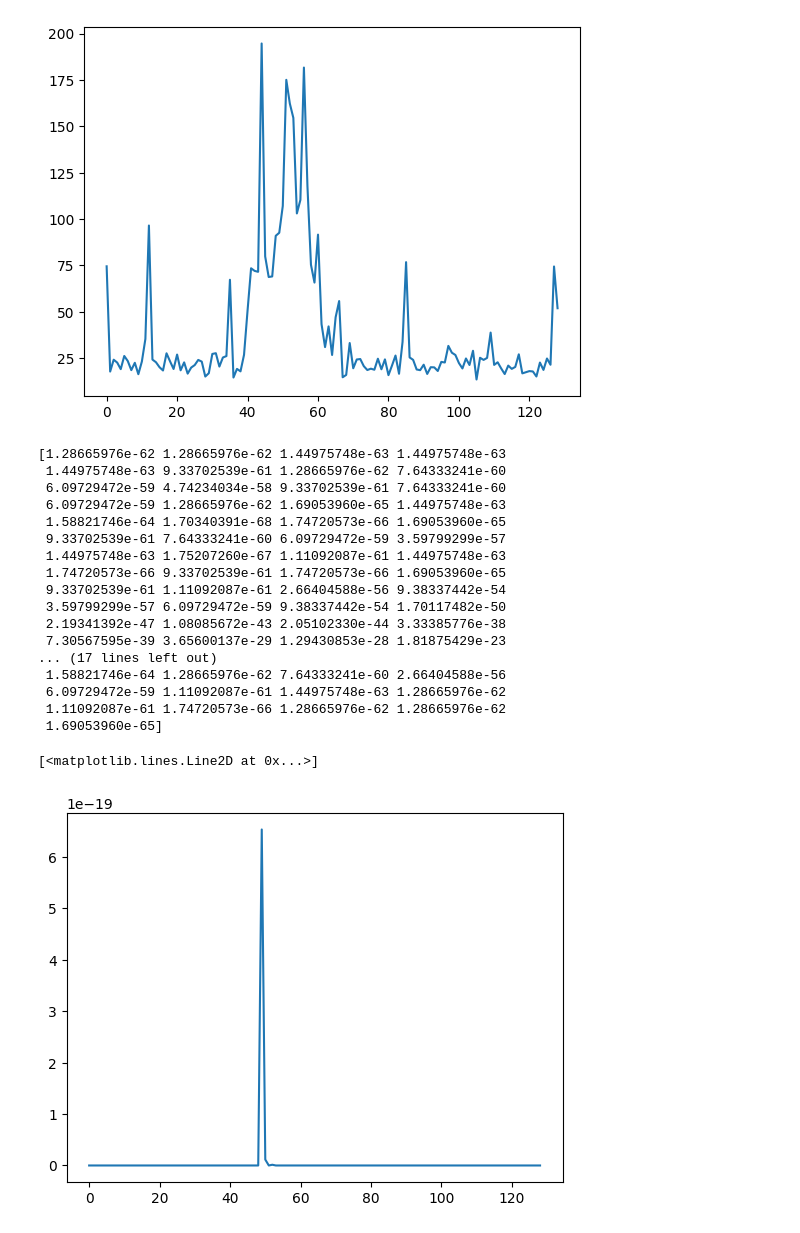
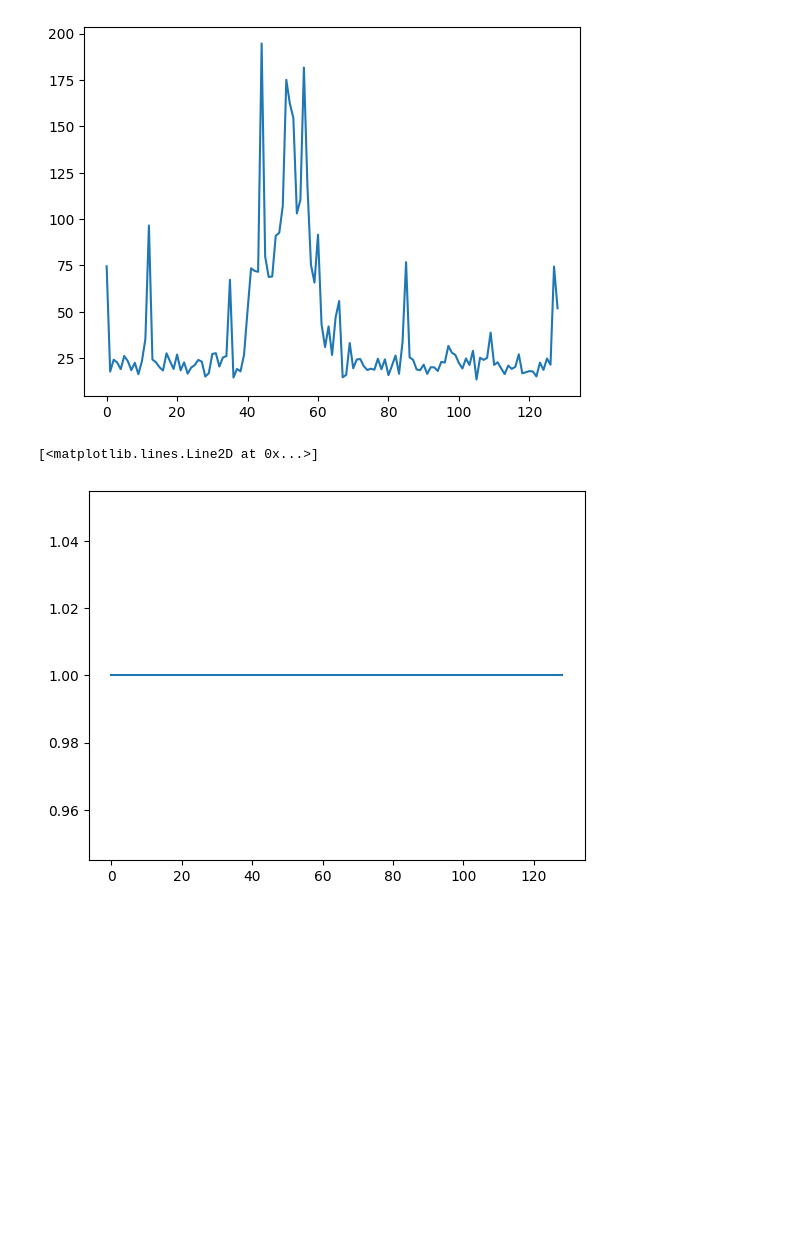
Before and after one commit to MD275996/System-to-identify-anomalies-in-vibration-signals-for-local-damage-detection-in-machines, a Jupyter notebook: main.ipynb, the cells around one changed output. Cells and saved outputs as stored; diff of their text form; code cells hidden in the pictures; blank space fills up the shorter version.

```diff
--- a/main.ipynb
+++ b/main.ipynb
@@ -39,25 +37,8 @@ plt.plot(jb_results)
 [<matplotlib.lines.Line2D at 0x...>]
 [figure]
 # %%
-kss_results = selector.KSS(signal,fs)
+kss_results = selector.KSS(signal,fs,0.005)
 plt.plot(kss_results)
 # %% [output]
-[1.28665976e-62 1.28665976e-62 1.44975748e-63 1.44975748e-63
- 1.44975748e-63 9.33702539e-61 1.28665976e-62 7.64333241e-60
- 6.09729472e-59 4.74234034e-58 9.33702539e-61 7.64333241e-60
- 6.09729472e-59 1.28665976e-62 1.69053960e-65 1.44975748e-63
- 1.58821746e-64 1.70340391e-68 1.74720573e-66 1.69053960e-65
- 9.33702539e-61 7.64333241e-60 6.09729472e-59 3.59799299e-57
- 1.44975748e-63 1.75207260e-67 1.11092087e-61 1.44975748e-63
- 1.74720573e-66 9.33702539e-61 1.74720573e-66 1.69053960e-65
- 9.33702539e-61 1.11092087e-61 2.66404588e-56 9.38337442e-54
- 3.59799299e-57 6.09729472e-59 9.38337442e-54 1.70117482e-50
- 2.19341392e-47 1.08085672e-43 2.05102330e-44 3.33385776e-38
- 7.30567595e-39 3.65600137e-29 1.29430853e-28 1.81875429e-23
-... (17 lines left out)
- 1.58821746e-64 1.28665976e-62 7.64333241e-60 2.66404588e-56
- 6.09729472e-59 1.11092087e-61 1.44975748e-63 1.28665976e-62
- 1.11092087e-61 1.74720573e-66 1.28665976e-62 1.28665976e-62
- 1.69053960e-65]
+[<matplotlib.lines.Line2D at 0x...>]
-[<matplotlib.lines.Line2D at 0x...>]
-[figure, old version]
+[figure, new version]
```
Also changed, not shown: parts of 2 cells of this notebook, 2 other files.
